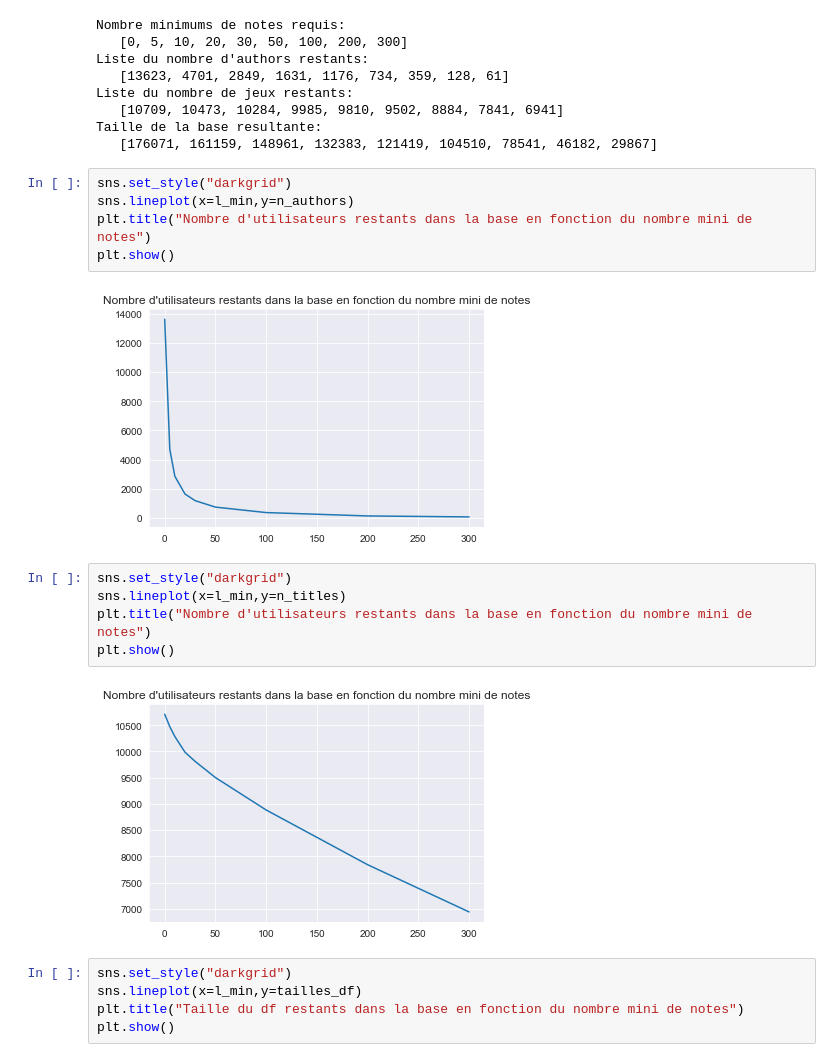
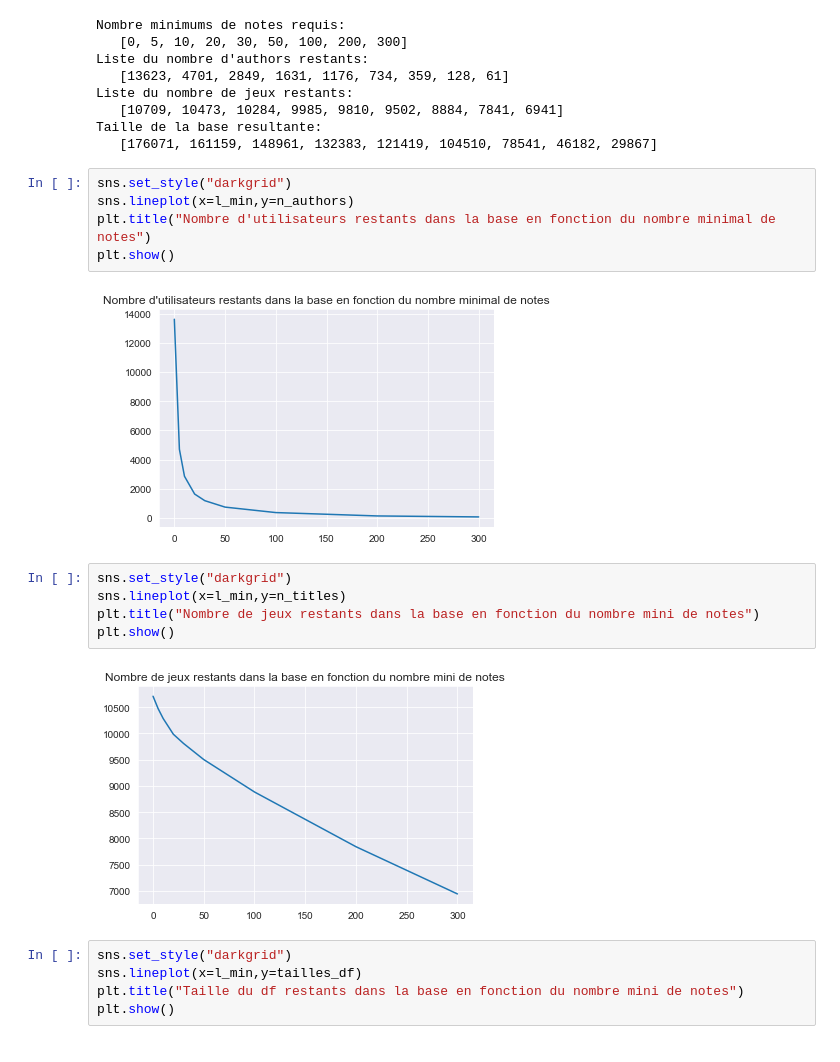
Before and after one commit to N-nolwenn/PLDAC, a Jupyter notebook: seance6/reco2-users-brouillon.ipynb, the cells around one changed output. Saved outputs shown, nothing was run; the diff lists cells and outputs as text.

```diff
--- a/seance6/reco2-users-brouillon.ipynb
+++ b/seance6/reco2-users-brouillon.ipynb
@@ -250,17 +247,17 @@ Taille de la base resultante:
 # %%
 sns.set_style("darkgrid")
 sns.lineplot(x=l_min,y=n_authors)
-plt.title("Nombre d'utilisateurs restants dans la base en fonction du nombre mini de notes")
+plt.title("Nombre d'utilisateurs restants dans la base en fonction du nombre minimal de notes")
 plt.show()
 # %% [output]
-[figure, old version]
+[figure, new version]
 # %%
 sns.set_style("darkgrid")
 sns.lineplot(x=l_min,y=n_titles)
-plt.title("Nombre d'utilisateurs restants dans la base en fonction du nombre mini de notes")
+plt.title("Nombre de jeux restants dans la base en fonction du nombre mini de notes")
 plt.show()
 # %% [output]
-[figure, old version]
+[figure, new version]
 # %%
 sns.set_style("darkgrid")
 sns.lineplot(x=l_min,y=tailles_df)
```
Also changed, not shown: parts of 19 cells of this notebook.
